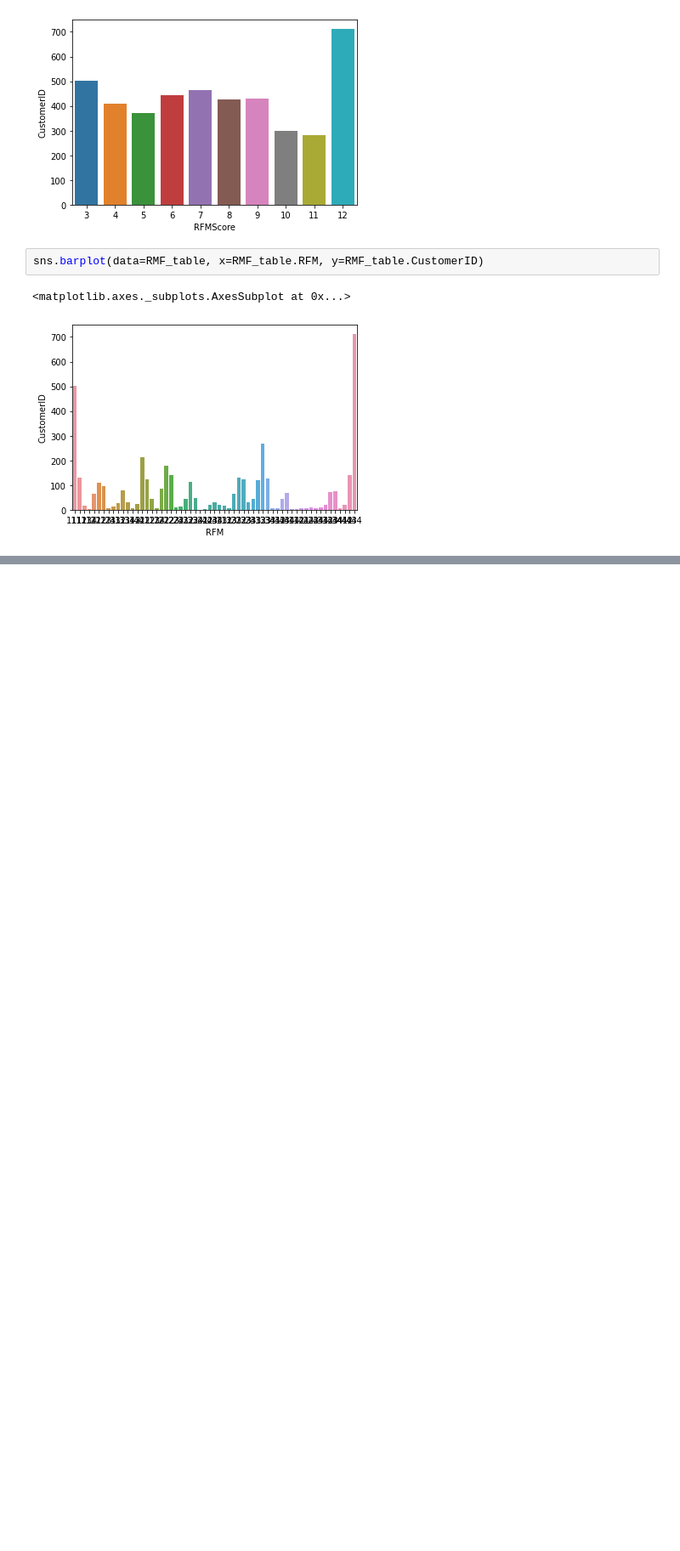
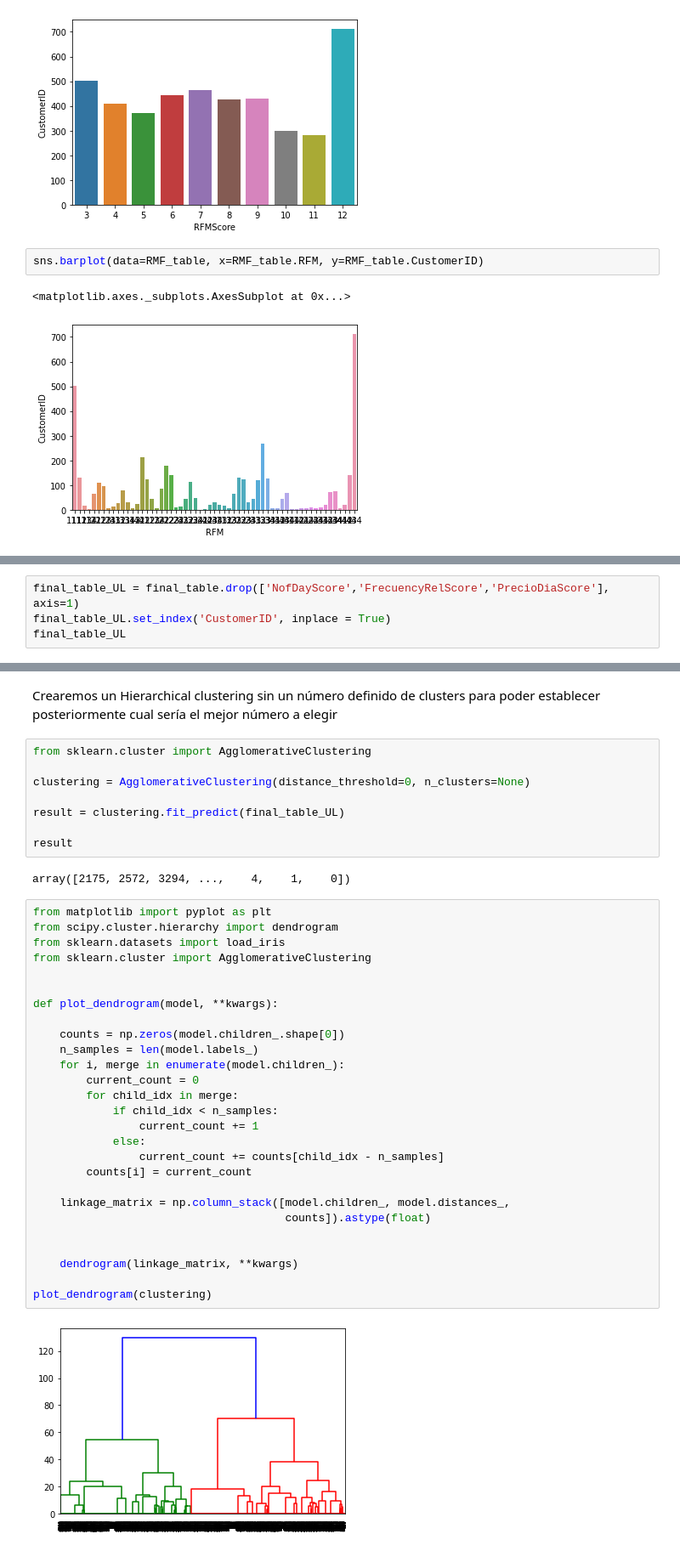
Before and after one commit to SBGuillermo/TFM-AnalisisComercio, a Jupyter notebook: Notebooks/4_Analisis_RFM.ipynb, the cells around one changed output, grey strips where cells are left out. Shown: that part at 85% size. Drawn from its saved outputs; the diff is of its cells as text; blank space fills up the shorter version.

```diff
--- a/Notebooks/4_Analisis_RFM.ipynb
+++ b/Notebooks/4_Analisis_RFM.ipynb
@@ -476,0 +544,4 @@ sns.barplot(data=RMF_table, x=RMF_table.RFM, y=RMF_table.CustomerID)
+# %%
+final_table_UL = final_table.drop(['NofDayScore','FrecuencyRelScore','PrecioDiaScore'], axis=1)
+final_table_UL.set_index('CustomerID', inplace = True)
+final_table_UL
@@ -476,0 +563,41 @@ sns.barplot(data=RMF_table, x=RMF_table.RFM, y=RMF_table.CustomerID)
+# %% [markdown]
+Crearemos un Hierarchical clustering sin un número definido de clusters para poder establecer posteriormente cual sería el mejor número a elegir
+# %%
+from sklearn.cluster import AgglomerativeClustering
+
+clustering = AgglomerativeClustering(distance_threshold=0, n_clusters=None)
+
+result = clustering.fit_predict(final_table_UL)
+
+result
+# %% [output]
+array([2175, 2572, 3294, ...,    4,    1,    0])
+# %%
+from matplotlib import pyplot as plt
+from scipy.cluster.hierarchy import dendrogram
+from sklearn.datasets import load_iris
+from sklearn.cluster import AgglomerativeClustering
+
+
+def plot_dendrogram(model, **kwargs):
+
+    counts = np.zeros(model.children_.shape[0])
+    n_samples = len(model.labels_)
+    for i, merge in enumerate(model.children_):
+        current_count = 0
+        for child_idx in merge:
+            if child_idx < n_samples:
+                current_count += 1
+            else:
+                current_count += counts[child_idx - n_samples]
+        counts[i] = current_count
+
+    linkage_matrix = np.column_stack([model.children_, model.distances_,
+                                      counts]).astype(float)
+
+
+    dendrogram(linkage_matrix, **kwargs)
+
+plot_dendrogram(clustering)
+# %% [output]
+[figure, added]
```
Also changed, not shown: parts of 33 cells of this notebook.
